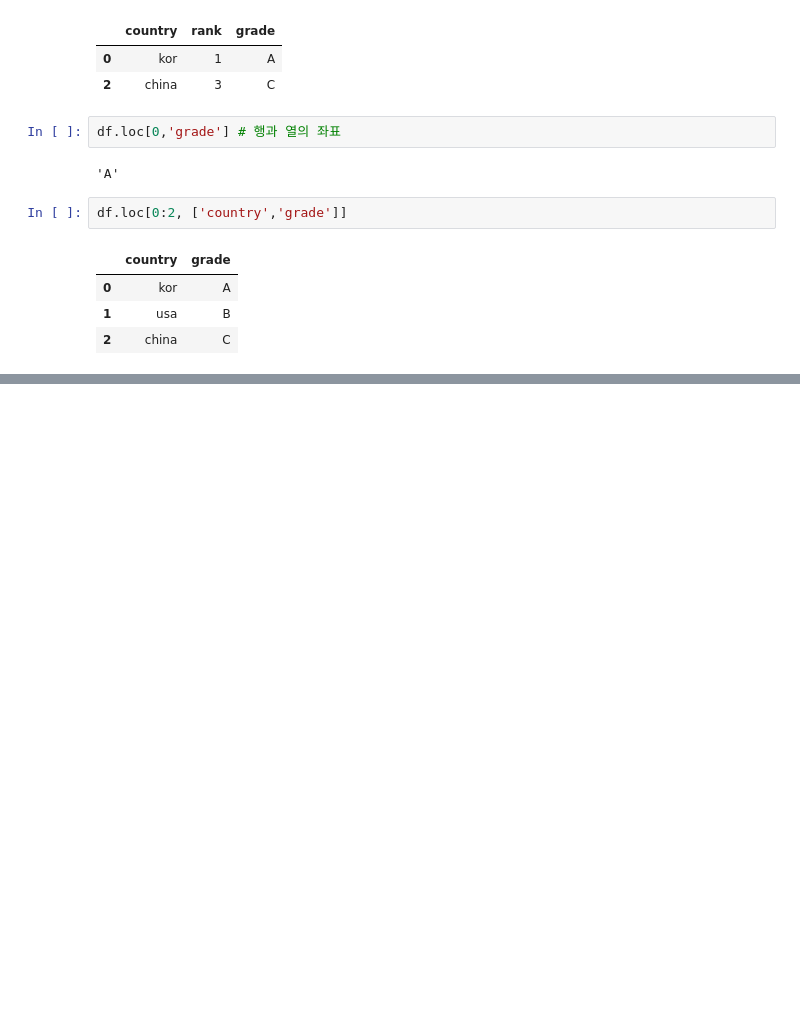
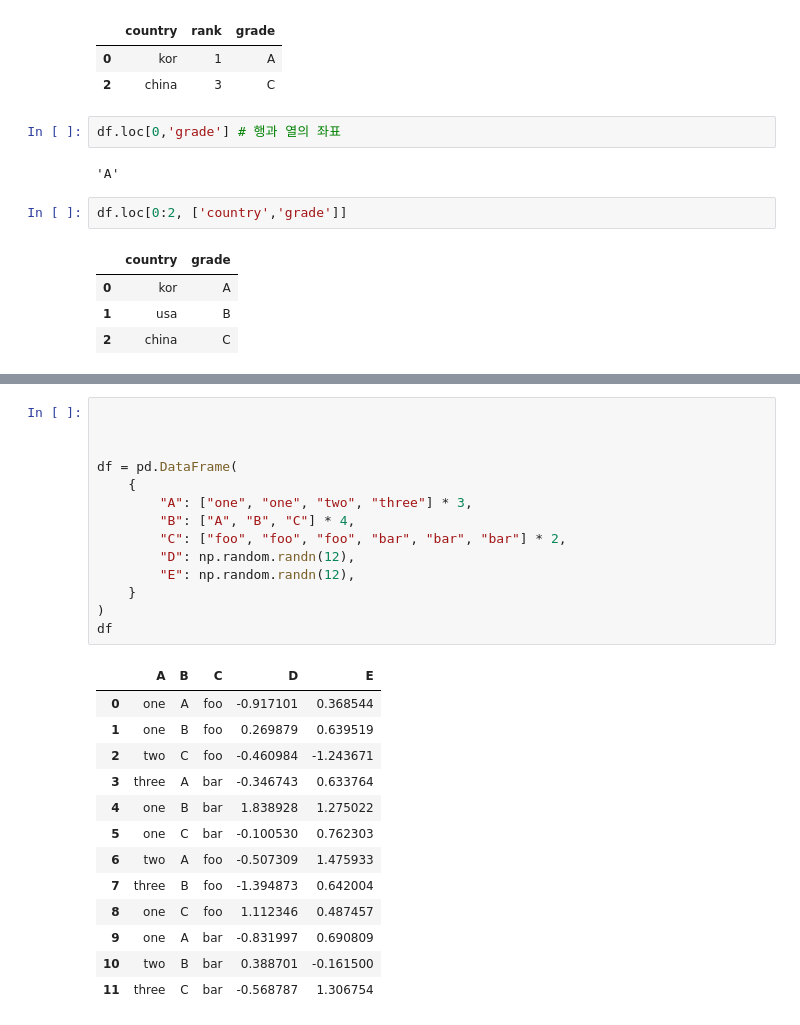
Before and after one commit to anavjeong/Python_tutorial-, a Jupyter notebook: data_crawling/main/Learn_pandas.ipynb, the cells around one changed output, grey strips where cells are left out. Cells and saved outputs as stored; diff of their text form; blank space fills up the shorter version.

Commit message:
data_visualization_learn

```diff
--- a/data_crawling/main/Learn_pandas.ipynb
+++ b/data_crawling/main/Learn_pandas.ipynb
@@ -140,0 +382,28 @@ TypeError: Cannot perform 'ror_' with a dtyped [bool] array and scalar of type [
+# %%
+
+
+
+df = pd.DataFrame(
+    {
+        "A": ["one", "one", "two", "three"] * 3,
+        "B": ["A", "B", "C"] * 4,
+        "C": ["foo", "foo", "foo", "bar", "bar", "bar"] * 2,
+        "D": np.random.randn(12),
+        "E": np.random.randn(12),
+    }
+)
+df
+# %% [output]
+|  | A | B | C | D | E |
+| 0 | one | A | foo | -0.917101 | 0.368544 |
+| 1 | one | B | foo | 0.269879 | 0.639519 |
+| 2 | two | C | foo | -0.460984 | -1.243671 |
+| 3 | three | A | bar | -0.346743 | 0.633764 |
+| 4 | one | B | bar | 1.838928 | 1.275022 |
+| 5 | one | C | bar | -0.100530 | 0.762303 |
+| 6 | two | A | foo | -0.507309 | 1.475933 |
+| 7 | three | B | foo | -1.394873 | 0.642004 |
+| 8 | one | C | foo | 1.112346 | 0.487457 |
+| 9 | one | A | bar | -0.831997 | 0.690809 |
+| 10 | two | B | bar | 0.388701 | -0.161500 |
+| 11 | three | C | bar | -0.568787 | 1.306754 |
```
Also changed, not shown: parts of 45 cells of this notebook, 3 other files.
